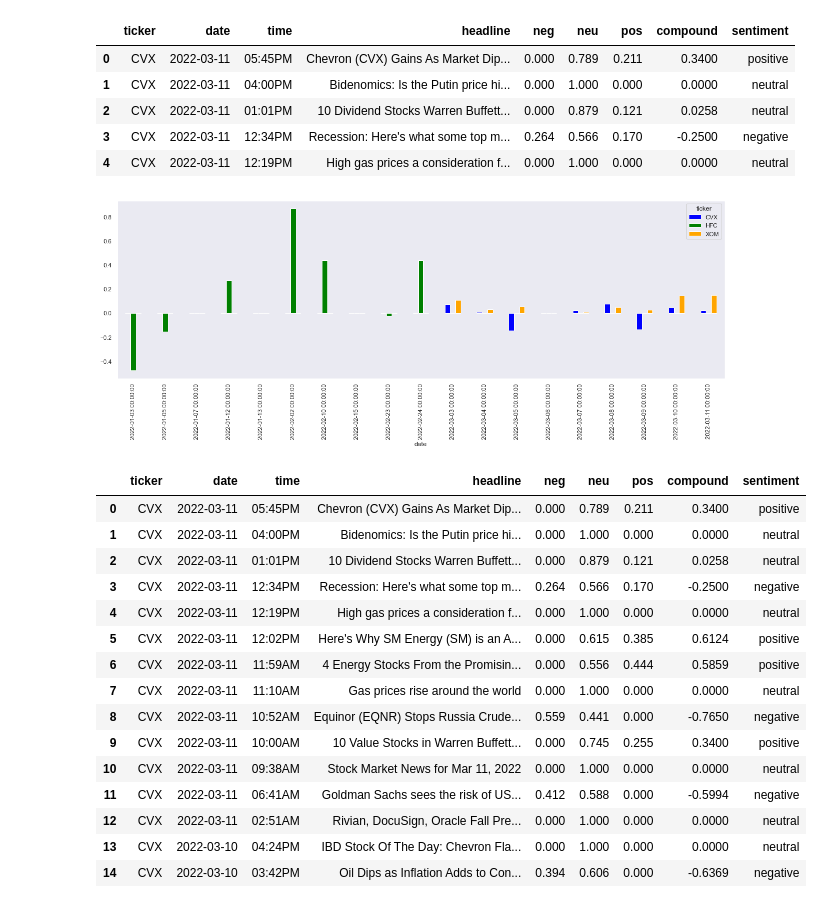
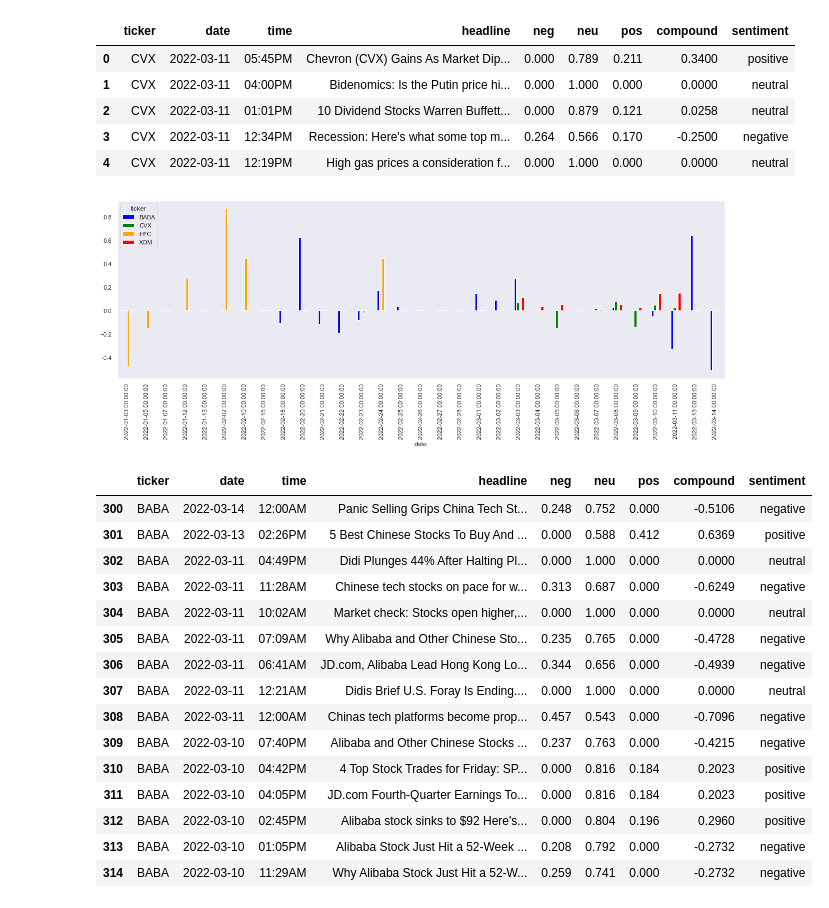
Before and after one commit to pval108/StockNewsScraper, a Jupyter notebook: stocknews_scraper.ipynb, the cells around one changed output. Cells and saved outputs as stored; diff of their text form; code cells hidden in the pictures.

```diff
--- a/stocknews_scraper.ipynb
+++ b/stocknews_scraper.ipynb
@@ -22,7 +22,7 @@ finwiz_url = 'https://finviz.com/quote.ashx?t='
 
 news_tables = {}
 
-tickers = ['CVX','XOM','HFC']
+tickers = ['CVX','XOM','HFC','BABA']
 
 for ticker in tickers:
     url = finwiz_url + ticker
@@ -174,7 +174,7 @@ mean_scores.loc['2022-01-01':].plot(kind = 'bar',color= ['blue','green','orange'
 
 plt.grid()
 # %% [output]
-[figure, old version]
+[figure, new version]
 # %%
 cols = ['Very Long Column Title ' + str(i) for i in range(2)]
 
@@ -184,25 +184,25 @@ cols = [textwrap.wrap(x, width=20) for x in cols]
 # print(cols)
 # [['Very Long Column', 'Title 0'], ['Very Long Column', 'Title 1']]
 # %%
-t = parsed_and_scored_news[parsed_and_scored_news['ticker']=='CVX']
+t = parsed_and_scored_news[parsed_and_scored_news['ticker']=='BABA']
 t.head(15)
 # %% [output]
 |  | ticker | date | time | headline | neg | neu | pos | compound | sentiment |
-| 0 | CVX | 2022-03-11 | 05:45PM | Chevron (CVX) Gains As Market Dip... | 0.000 | 0.789 | 0.211 | 0.3400 | positive |
-| 1 | CVX | 2022-03-11 | 04:00PM | Bidenomics: Is the Putin price hi... | 0.000 | 1.000 | 0.000 | 0.0000 | neutral |
-| 2 | CVX | 2022-03-11 | 01:01PM | 10 Dividend Stocks Warren Buffett... | 0.000 | 0.879 | 0.121 | 0.0258 | neutral |
-| 3 | CVX | 2022-03-11 | 12:34PM | Recession: Here's what some top m... | 0.264 | 0.566 | 0.170 | -0.2500 | negative |
-| 4 | CVX | 2022-03-11 | 12:19PM | High gas prices a consideration f... | 0.000 | 1.000 | 0.000 | 0.0000 | neutral |
-| 5 | CVX | 2022-03-11 | 12:02PM | Here's Why SM Energy (SM) is an A... | 0.000 | 0.615 | 0.385 | 0.6124 | positive |
-| 6 | CVX | 2022-03-11 | 11:59AM | 4 Energy Stocks From the Promisin... | 0.000 | 0.556 | 0.444 | 0.5859 | positive |
-| 7 | CVX | 2022-03-11 | 11:10AM | Gas prices rise around the world | 0.000 | 1.000 | 0.000 | 0.0000 | neutral |
-| 8 | CVX | 2022-03-11 | 10:52AM | Equinor (EQNR) Stops Russia Crude... | 0.559 | 0.441 | 0.000 | -0.7650 | negative |
-| 9 | CVX | 2022-03-11 | 10:00AM | 10 Value Stocks in Warren Buffett... | 0.000 | 0.745 | 0.255 | 0.3400 | positive |
-| 10 | CVX | 2022-03-11 | 09:38AM | Stock Market News for Mar 11, 2022 | 0.000 | 1.000 | 0.000 | 0.0000 | neutral |
-| 11 | CVX | 2022-03-11 | 06:41AM | Goldman Sachs sees the risk of US... | 0.412 | 0.588 | 0.000 | -0.5994 | negative |
-| 12 | CVX | 2022-03-11 | 02:51AM | Rivian, DocuSign, Oracle Fall Pre... | 0.000 | 1.000 | 0.000 | 0.0000 | neutral |
-| 13 | CVX | 2022-03-10 | 04:24PM | IBD Stock Of The Day: Chevron Fla... | 0.000 | 1.000 | 0.000 | 0.0000 | neutral |
-| 14 | CVX | 2022-03-10 | 03:42PM | Oil Dips as Inflation Adds to Con... | 0.394 | 0.606 | 0.000 | -0.6369 | negative |
+| 300 | BABA | 2022-03-14 | 12:00AM | Panic Selling Grips China Tech St... | 0.248 | 0.752 | 0.000 | -0.5106 | negative |
+| 301 | BABA | 2022-03-13 | 02:26PM | 5 Best Chinese Stocks To Buy And ... | 0.000 | 0.588 | 0.412 | 0.6369 | positive |
+| 302 | BABA | 2022-03-11 | 04:49PM | Didi Plunges 44% After Halting Pl... | 0.000 | 1.000 | 0.000 | 0.0000 | neutral |
+| 303 | BABA | 2022-03-11 | 11:28AM | Chinese tech stocks on pace for w... | 0.313 | 0.687 | 0.000 | -0.6249 | negative |
+| 304 | BABA | 2022-03-11 | 10:02AM | Market check: Stocks open higher,... | 0.000 | 1.000 | 0.000 | 0.0000 | neutral |
+| 305 | BABA | 2022-03-11 | 07:09AM | Why Alibaba and Other Chinese Sto... | 0.235 | 0.765 | 0.000 | -0.4728 | negative |
+| 306 | BABA | 2022-03-11 | 06:41AM | JD.com, Alibaba Lead Hong Kong Lo... | 0.344 | 0.656 | 0.000 | -0.4939 | negative |
+| 307 | BABA | 2022-03-11 | 12:21AM | Didis Brief U.S. Foray Is Ending.... | 0.000 | 1.000 | 0.000 | 0.0000 | neutral |
+| 308 | BABA | 2022-03-11 | 12:00AM | Chinas tech platforms become prop... | 0.457 | 0.543 | 0.000 | -0.7096 | negative |
+| 309 | BABA | 2022-03-10 | 07:40PM | Alibaba and Other Chinese Stocks ... | 0.237 | 0.763 | 0.000 | -0.4215 | negative |
+| 310 | BABA | 2022-03-10 | 04:42PM | 4 Top Stock Trades for Friday: SP... | 0.000 | 0.816 | 0.184 | 0.2023 | positive |
+| 311 | BABA | 2022-03-10 | 04:05PM | JD.com Fourth-Quarter Earnings To... | 0.000 | 0.816 | 0.184 | 0.2023 | positive |
+| 312 | BABA | 2022-03-10 | 02:45PM | Alibaba stock sinks to $92 Here's... | 0.000 | 0.804 | 0.196 | 0.2960 | positive |
+| 313 | BABA | 2022-03-10 | 01:05PM | Alibaba Stock Just Hit a 52-Week ... | 0.208 | 0.792 | 0.000 | -0.2732 | negative |
+| 314 | BABA | 2022-03-10 | 11:29AM | Why Alibaba Stock Just Hit a 52-W... | 0.259 | 0.741 | 0.000 | -0.2732 | negative |
 # %%
 sns.set(rc={'figure.figsize':(11.7,8.27)})
 
```
Also changed, not shown: parts of 4 cells of this notebook.
